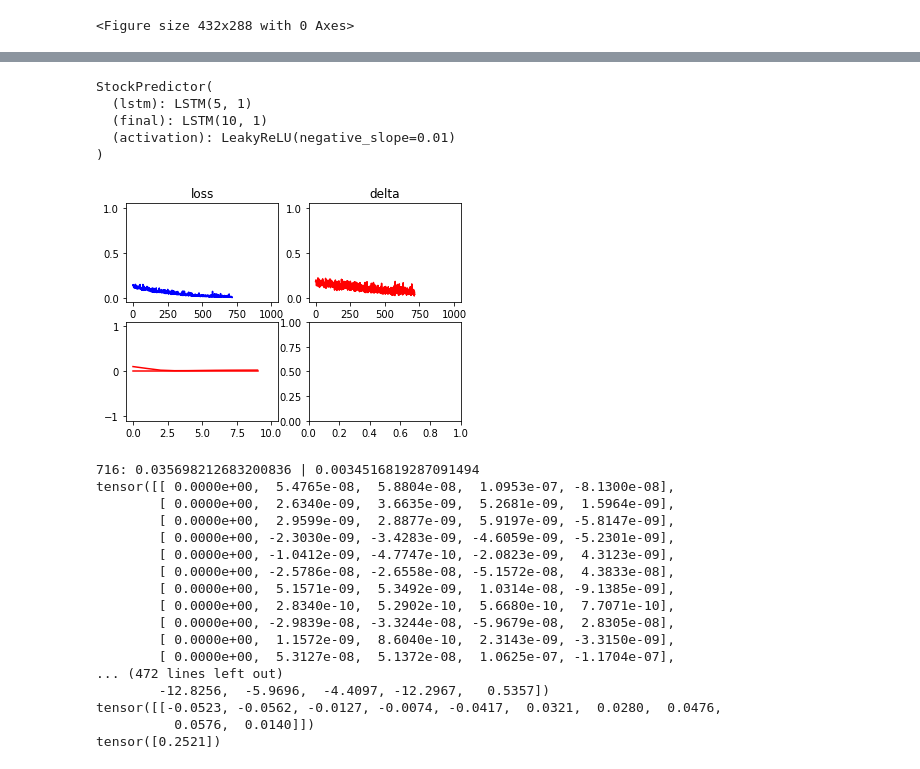
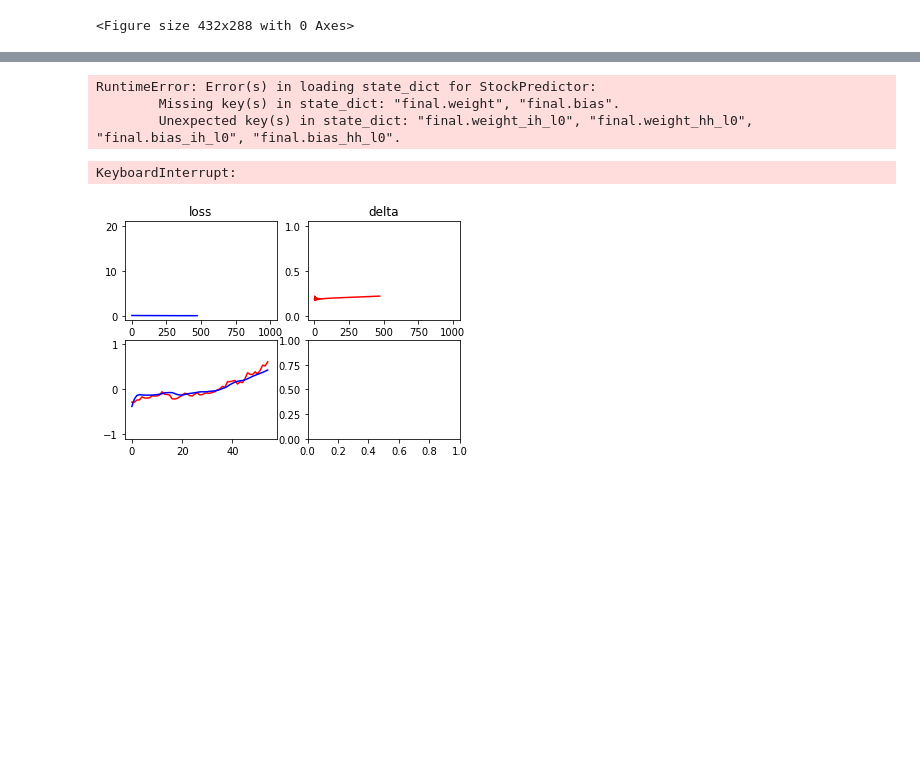
Before and after one commit to Xnartharax/MachineLearning-experiments, a Jupyter notebook: TorchTestLSTM.ipynb, the cells around one changed output, grey strips where cells are left out. Saved outputs shown, nothing was run; the diff lists cells and outputs as text; code cells hidden in the pictures; blank space fills up the shorter version.

Commit message:
got a decent model running

```diff
--- a/TorchTestLSTM.ipynb
+++ b/TorchTestLSTM.ipynb
@@ -22,6 +22,6 @@ torch.manual_seed(1)
 csv = pd.read_csv('./googl.us.txt')
 csv.drop(columns=["OpenInt", "Date"], inplace=True)
 data = torch.tensor(csv.values, dtype=torch.float)
-data = data[:40]
+data = data[:-3]
 print(data.size()[0])
 # %% [output]
@@ -40,11 +40,11 @@ class StockPredictor(nn.Module):
         self.lstms.insert(0, nn.LSTM(5, 10, 1))
         self.final = nn.Linear(10, 1)
         self.activation = nn.LeakyReLU()
-    def forward(self, stock, keep_hidden_state=False):
+    def forward(self, stock, keep_hidden_state=False, batches=10):
         if not keep_hidden_state:
-            self.hidden = [(torch.randn(1, 1, 10),
-                       torch.randn(1, 1, 10))for _ in range(self.layers)] + [(torch.randn(1, 1, 1),
-                       torch.randn(1, 1, 1))]
+            self.hidden = [(torch.zeros(1, batches, 10),
+                       torch.zeros(1, batches, 10))for _ in range(self.layers)] + [(torch.zeros(1, batches, 1),
+                       torch.zeros(1, batches, 1))]
         out = torch.zeros(stock.size()[0], 1, 10)
         for i, lstm in enumerate(self.lstms):
             if i != 0:
@@ -56,85 +56,67 @@ class StockPredictor(nn.Module):
         return out
 # %%
 model = StockPredictor(3)
-optim = torch.optim.Adam(model.parameters(), lr=0.0001)
+optim = torch.optim.Adam(model.parameters(), lr=0.1)
 loss_function = nn.MSELoss()
 # %%
 #load ignore if you want a new model
 model.load_state_dict(torch.load("./model.sav"))
 model.eval()
 # %% [output]
-StockPredictor(
-  (lstm): LSTM(5, 1)
-  (final): LSTM(10, 1)
-  (activation): LeakyReLU(negative_slope=0.01)
-)
+RuntimeError: Error(s) in loading state_dict for StockPredictor:
+        Missing key(s) in state_dict: "final.weight", "final.bias".
+        Unexpected key(s) in state_dict: "final.weight_ih_l0", "final.weight_hh_l0", "final.bias_ih_l0", "final.bias_hh_l0".
 # %%
 test_seperate = 3000
 epochs = 1000
+batches = 60
 losses = []
 deltas = []
 fig, ((lax, dax), (cmpax, _)) = plt.subplots(ncols=2, nrows=2)
-lplot, = lax.plot([0, epochs], [1, 0], 'b')
+lplot, = lax.plot([0, epochs], [20, 0], 'b')
 lax.set_title("loss")
 dplot, = dax.plot([0, epochs], [1, 0], 'r')
 dax.set_title("delta")
-rplot, = cmpax.plot([0, data.size()[0]-30], [-1, 1], 'r')
-pplot, = cmpax.plot([0, data.size()[0]-30], [-1, 1], 'r')
+rplot, = cmpax.plot([0, (data.size()[0]-30)/batches], [-1, 1], 'r')
+pplot, = cmpax.plot([0, (data.size()[0]-30)/batches], [-1, 1], 'b')
 for epoch in range(epochs):
     model.zero_grad()
-    inputs = data[:-30, :].view(-1, 1, 5) #inferring length of the sequence
-    target = data[30:, 3]
-    prediction = model.forward(inputs)
-    loss = (((prediction[:, 0].view(-1) - target)**2)\
-        * torch.linspace(0, target.size()[0], target.size()[0])).mean()\
-        #+ (1/(prediction[-1]-prediction[-100]))*0.5
+    inputs = data[:-30, :].view(-1, batches, 5) #inferring length of the sequence
+    target = data[30:, 3].view(-1, batches)
+    prediction = model.forward(inputs, batches=batches)
+    loss = ((prediction[:, 0] - target)**2).mean()#\
+        #+ ((1/(prediction[20:]-prediction[:-20])**2)*torch.arange(1, target.size()[0]-20, dtype=torch.float32)*0.1).mean()
     loss.backward()
     optim.step()
     delta = (prediction - data[30:, 3]).abs().mean()
     # visualising learning progress
     deltas.append(np.asscalar(delta.detach().numpy()))
     losses.append(np.asscalar(loss.detach().numpy()))
     lplot.set_data(range(epoch+1), losses)
     dplot.set_data(range(epoch+1), deltas)
-    rplot.set_data(range(data.size()[0]-30), target.detach().numpy())
-    pplot.set_data(range(data.size()[0]-30), prediction.detach().numpy())
+    rplot.set_data(range(target.size()[0]), target[:, epoch % batches].detach().numpy())
+    pplot.set_data(range(target.size()[0]), prediction[:, epoch % batches].detach().numpy())
     clear_output(wait=True)
     display(fig)
     print(f'\r{epoch}: {delta} | {loss.detach()}')
     # uncomment for seeing the gradients
-    for lstm in model.lstms:
-        print(lstm.weight_ih_l0.grad)
-        print(lstm.weight_hh_l0.grad)
-        print(lstm.bias_ih_l0.grad)
-        print(lstm.bias_hh_l0.grad)
-    lstm = model.final
-    print(lstm.weight.grad)
+#     for lstm in model.lstms:
+#         print(lstm.weight_ih_l0)
+#         print(lstm.weight_hh_l0)
+#         print(lstm.bias_ih_l0.grad)
+#         print(lstm.bias_hh_l0.grad)
+#     lstm = model.final
+#     print(lstm.weight.grad)
 
-    print(lstm.bias.grad)
+#     print(lstm.bias.grad)
 
-    time.sleep(5)
+    #time.sleep(5)
 
 
 plt.show()
 # %% [output]
+KeyboardInterrupt:
-[figure, old version]
+[figure, new version]
-716: 0.035698212683200836 | 0.0034516819287091494
-tensor([[ 0.0000e+00,  5.4765e-08,  5.8804e-08,  1.0953e-07, -8.1300e-08],
-        [ 0.0000e+00,  2.6340e-09,  3.6635e-09,  5.2681e-09,  1.5964e-09],
-        [ 0.0000e+00,  2.9599e-09,  2.8877e-09,  5.9197e-09, -5.8147e-09],
-        [ 0.0000e+00, -2.3030e-09, -3.4283e-09, -4.6059e-09, -5.2301e-09],
-        [ 0.0000e+00, -1.0412e-09, -4.7747e-10, -2.0823e-09,  4.3123e-09],
-        [ 0.0000e+00, -2.5786e-08, -2.6558e-08, -5.1572e-08,  4.3833e-08],
-        [ 0.0000e+00,  5.1571e-09,  5.3492e-09,  1.0314e-08, -9.1385e-09],
-        [ 0.0000e+00,  2.8340e-10,  5.2902e-10,  5.6680e-10,  7.7071e-10],
-        [ 0.0000e+00, -2.9839e-08, -3.3244e-08, -5.9679e-08,  2.8305e-08],
-        [ 0.0000e+00,  1.1572e-09,  8.6040e-10,  2.3143e-09, -3.3150e-09],
-        [ 0.0000e+00,  5.3127e-08,  5.1372e-08,  1.0625e-07, -1.1704e-07],
-... (472 lines left out)
-        -12.8256,  -5.9696,  -4.4097, -12.2967,   0.5357])
-tensor([[-0.0523, -0.0562, -0.0127, -0.0074, -0.0417,  0.0321,  0.0280,  0.0476,
-          0.0576,  0.0140]])
-tensor([0.2521])
 # %%
 #saving
 torch.save(model.state_dict(), "./model.sav")
```
Also changed, not shown: parts of 2 cells of this notebook, 1 other file.
